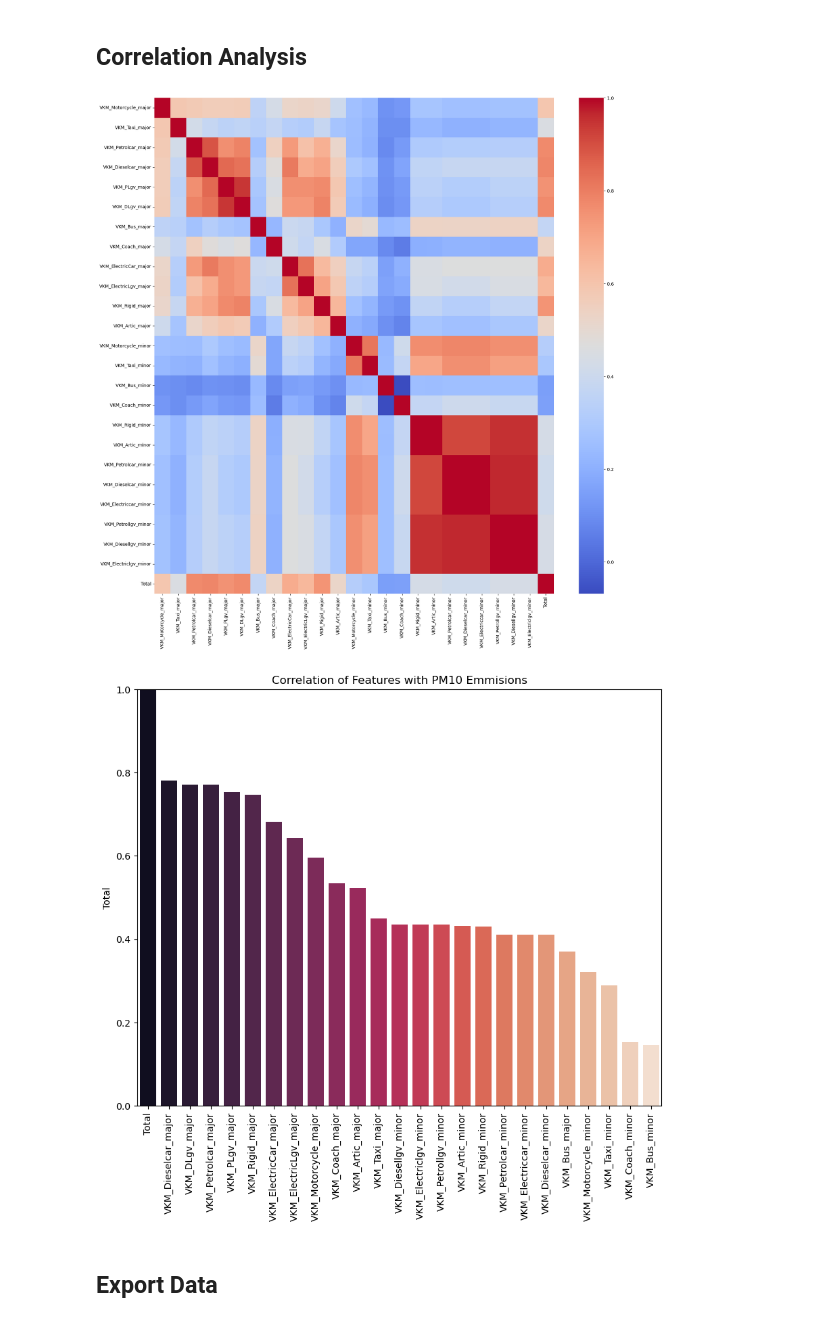
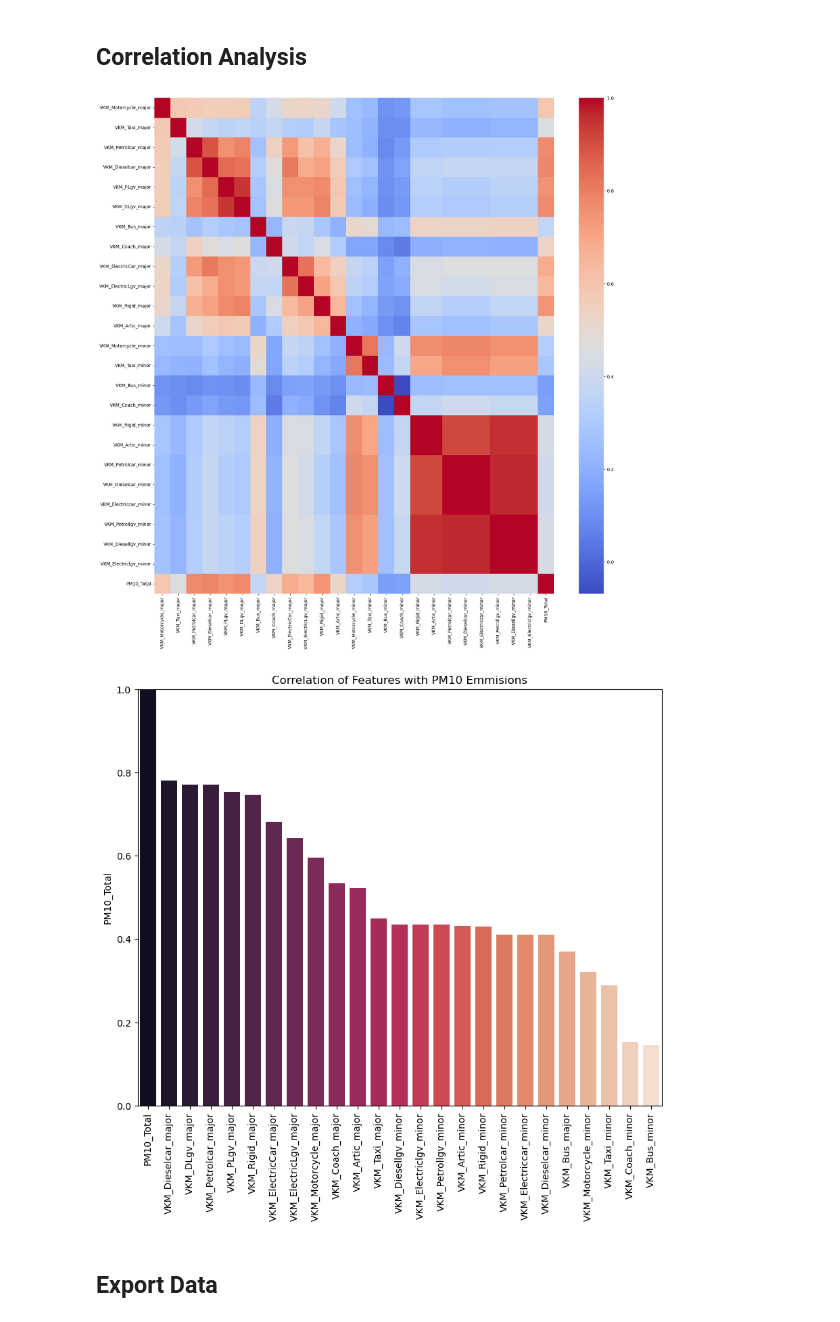
Before and after one commit to JosephPassant/csck503_groupb_assignment, a Jupyter notebook: csck503_groupb_1_3.ipynb, the cells around one changed output. Cells and saved outputs as stored; diff of their text form; code cells hidden in the pictures.

```diff
--- a/csck503_groupb_1_3.ipynb
+++ b/csck503_groupb_1_3.ipynb
@@ -967,7 +967,7 @@ dtypes: float64(42), int64(1)
 memory usage: 969.4 KB
 # %%
 # for each row in road_emissions_PM10 add a new column called 'Total' and sum the values in each row from index 1 to 42
-road_emissions_PM10['Total'] = road_emissions_PM10.iloc[:, 1:42].sum(axis=1)
+road_emissions_PM10['PM10_Total'] = road_emissions_PM10.iloc[:, 1:42].sum(axis=1)
 # %%
 # sort by GRID_ExactCut_ID
 road_emissions_PM10.sort_values(by=['GRID_ExactCut_ID'], inplace=True)
@@ -982,8 +982,7 @@ road_emissions_PM10.head()
 | 2 | 9 | 0.000000 | 0.000000 | 0.000044 | 0.0 | 0.000000 | 0.000000 | 0.000000 | ... |
 5 rows × 44 columns
 # %%
-road_emissions_PM10_total = road_emissions_PM10[['GRID_ExactCut_ID', 'Total']]
-road_emissions_PM10 = road_emissions_PM10.rename(columns={'Total': 'PM10_Total'})
+road_emissions_PM10_total = road_emissions_PM10[['GRID_ExactCut_ID', 'PM10_Total']]
 # %%
 road_emissions_PM10_total.head()
 # %% [output]
@@ -1305,7 +1304,7 @@ msno.matrix(merged_road_traffic)
 # %%
 # where total is null drop the row
 
-merged_road_traffic.dropna(subset=['Total'], inplace=True)
+merged_road_traffic.dropna(subset=['PM10_Total'], inplace=True)
 # %%
 msno.matrix(merged_road_traffic)
 # %% [output]
@@ -1410,23 +1409,23 @@ plt.figure(figsize=(20, 20))
 sns.heatmap(corr, cmap='coolwarm')
 plt.show()
 # %% [output]
-[figure, old version]
+[figure, new version]
 # %%
 # Create new df showing only the correlations between each feature and the conct feature
-corr_conct = pd.DataFrame(corr['Total'])
+corr_conct = pd.DataFrame(corr['PM10_Total'])
 
 # Sort the values in descending order
-corr_conct.sort_values(by='Total', ascending=False, inplace=True)
+corr_conct.sort_values(by='PM10_Total', ascending=False, inplace=True)
 
 # Plot a bar chart of the correlations
 plt.figure(figsize=(10, 8))
-sns.barplot(x=corr_conct.index, y='Total', data=corr_conct, palette='rocket')
+sns.barplot(x=corr_conct.index, y='PM10_Total', data=corr_conct, palette='rocket')
 plt.xticks(rotation=90)
 plt.title('Correlation of Features with PM10 Emmisions')
 plt.ylim(0, 1)
 plt.show()
 # %% [output]
-[figure, old version]
+[figure, new version]
 # %% [markdown]
 ## Export Data
 # %%
```
Also changed, not shown: parts of 6 cells of this notebook.
